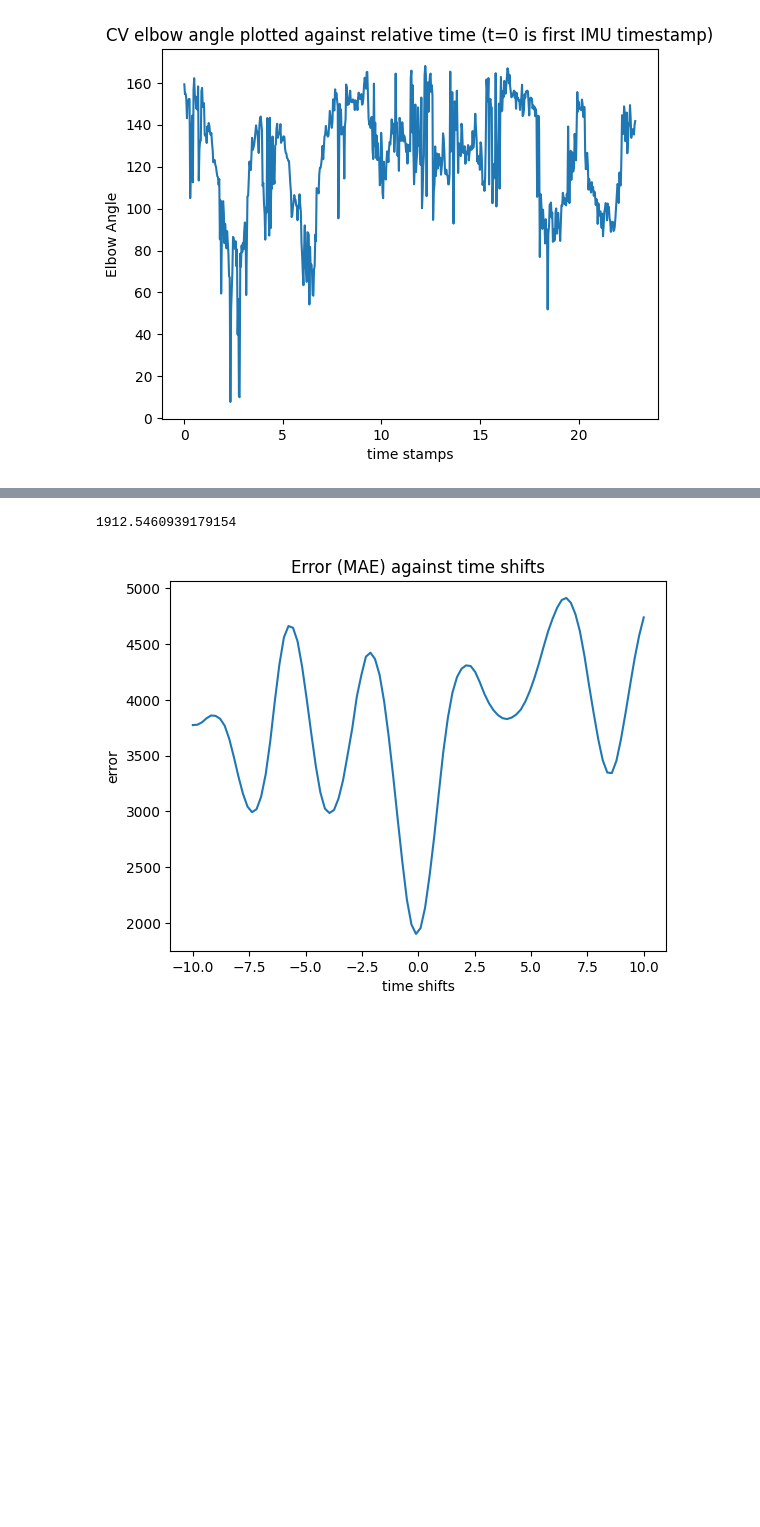
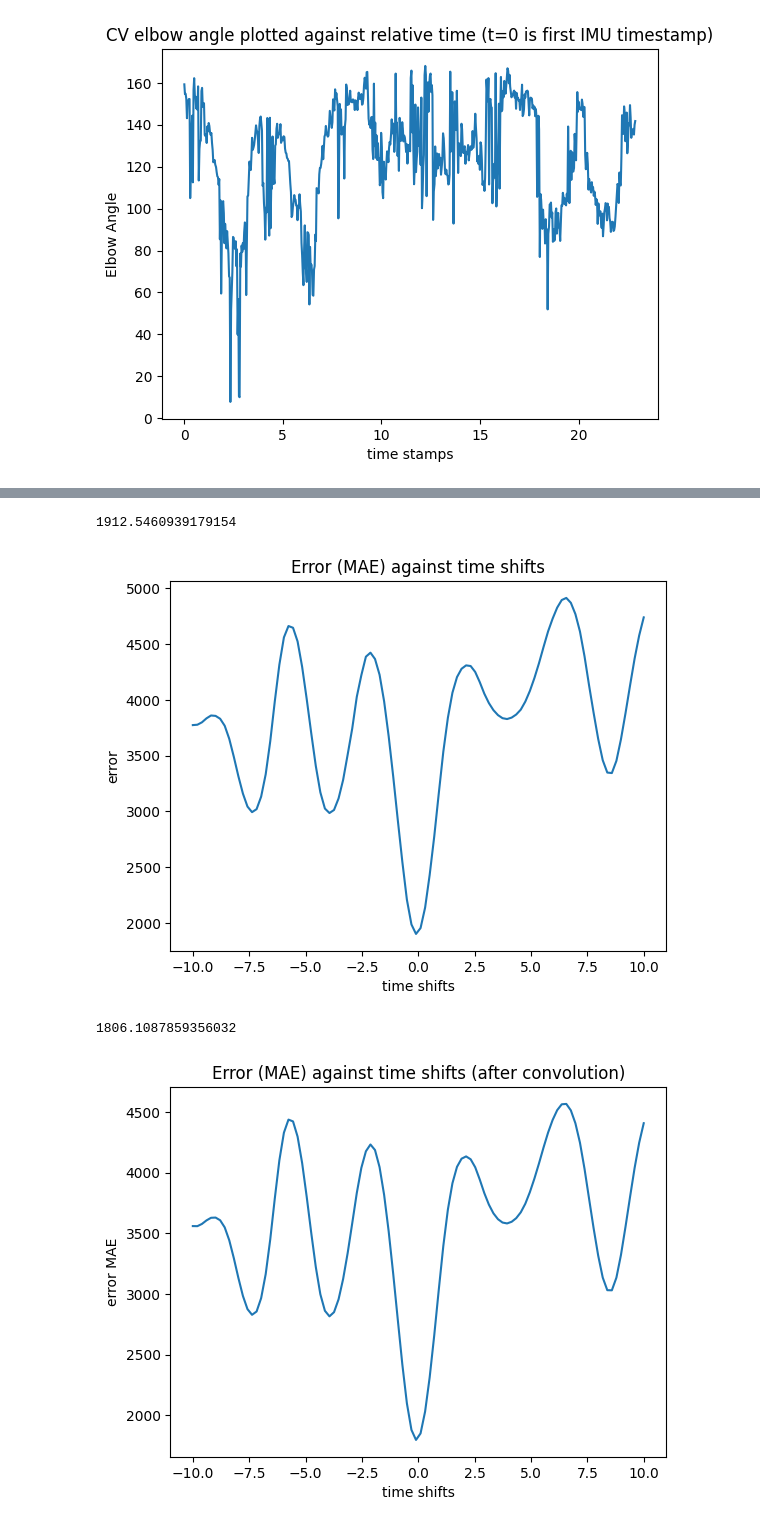
Before and after one commit to Colin-B-Billhardt/Climbing_Tracker, a Jupyter notebook: quaternion_analyses.ipynb, the cells around one changed output, grey strips where cells are left out. Drawn from its saved outputs; the diff is of its cells as text; code cells hidden in the pictures; blank space fills up the shorter version.

```diff
--- a/quaternion_analyses.ipynb
+++ b/quaternion_analyses.ipynb
@@ -243,30 +267,45 @@ def time_shift_errors(lower_bound, upper_bound, number_of_samples, cv_angles):
         time_shifted_intersection = [time for time in time_shifted
                                     if time > relative_time_IMU[0] and time < relative_time_IMU[-1]]
 
         #intersection angle range where both have data
         CV_angles_trimmed = [angle for time, angle in zip(time_shifted, cv_angles)
         if time > relative_time_IMU[0] and time < relative_time_IMU[-1]]
 
         #interpolate computer vision angle and time onto IMU time
         CV_interp = np.interp(relative_time_IMU, time_shifted_intersection, CV_angles_trimmed)
 
         MSE = np.mean((CV_interp - angles) ** 2)
 
         MSE_time_shifts.append([MSE, i])
         errors_seperated.append(MSE)
         time_shifts_seperated.append(i)
 
     return MSE_time_shifts, errors_seperated, time_shifts_seperated
 
 
 #getting time shifts and errors into seperate arrays from MSE_time_shifts array
 MSE_Total, errors_seperated, time_shifts_seperated = time_shift_errors(-10,10,100,CV_angles)
 
 plt.plot(time_shifts_seperated, errors_seperated)
 plt.title("Error (MAE) against time shifts")
 plt.xlabel("time shifts")
 plt.ylabel("error")
 plt.show()
+
+CV_interp = np.interp(relative_time_IMU, relative_time_CV, x)
+MSE = np.mean((CV_interp - angles) ** 2)
+print(MSE)
+
+MSE_Total, errors_seperated, time_shifts_seperated = time_shift_errors(-10,10,100, x)
+#getting time shifts and errors into seperate arrays from MSE_time_shifts array
+
+plt.plot(time_shifts_seperated, errors_seperated)
+plt.title("Error (MAE) against time shifts (after convolution)")
+plt.xlabel("time shifts")
+plt.ylabel("error MAE")
+plt.show()
 # %% [output]
 1912.5460939179154
 [figure]
+1806.1087859356032
+[figure, added]
```
Also changed, not shown: parts of 6 cells of this notebook.
